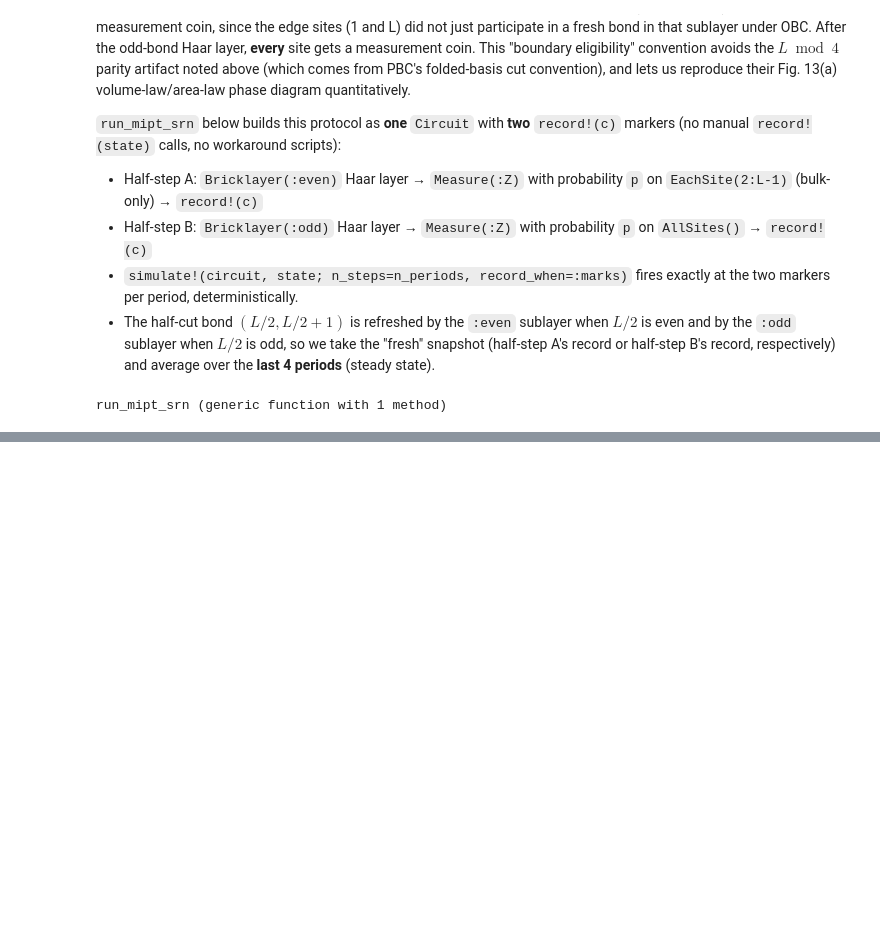
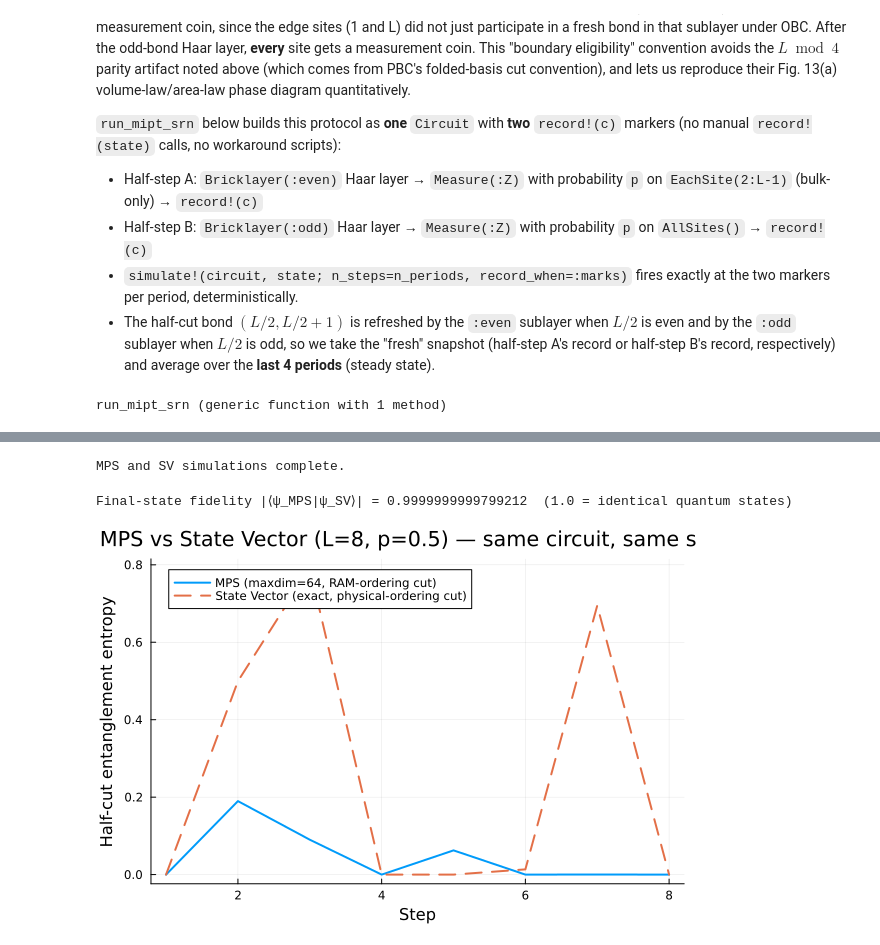
Before and after one commit to hainingpan/QuantumCircuitsMPS.jl, a Jupyter notebook: examples/mipt_example.ipynb, the cells around one changed output, grey strips where cells are left out. Drawn from its saved outputs; the diff is of its cells as text; code cells hidden in the pictures; blank space fills up the shorter version.

Commit message:
feat(statevector): ensure HaarRandom gives the idential realization of unitary across MPS and state-vector backends

```diff
--- a/examples/mipt_example.ipynb
+++ b/examples/mipt_example.ipynb
@@ -309,0 +318,44 @@ p_fig
+# %%
+# MPS backend
+mps_state = SimulationState(L=L, bc=bc, maxdim=64,
+    rng=RNGRegistry(gates_spacetime=0, born_measurement=0, gates_realization=2))
+initialize!(mps_state, ProductState(binary_int=0))
+track!(mps_state, :entropy => EntanglementEntropy(; cut=cut))
+simulate!(circuit, mps_state; n_steps=n_steps, record_when=:every_step)
+
+# State Vector backend (exact, no truncation)
+sv_state = SimulationState(L=L, bc=bc, backend=:statevector,
+    rng=RNGRegistry(gates_spacetime=0, born_measurement=0, gates_realization=2))
+initialize!(sv_state, ProductState(binary_int=0))
+track!(sv_state, :entropy => EntanglementEntropy(; cut=cut))
+simulate!(circuit, sv_state; n_steps=n_steps, record_when=:every_step)
+
+println("MPS and SV simulations complete.")
+# %% [output]
+MPS and SV simulations complete.
+# %%
+# Primary proof: state fidelity (cut-independent, proves identical quantum trajectories)
+using LinearAlgebra
+function mps_to_dense_vec(s)
+    Lc = s.L; sites = s.backend.sites
+    full = reduce(*, [s.backend.mps[i] for i in 1:Lc])
+    arr = Array(full, sites...)
+    perm = Tuple(s.phy_ram[Lc - p + 1] for p in 1:Lc)
+    vec(permutedims(arr, perm))
+end
+ψ_mps = mps_to_dense_vec(mps_state)
+ψ_sv = sv_state.backend.ψ
+fidelity = abs(dot(ψ_mps, ψ_sv))
+println("Final-state fidelity |⟨ψ_MPS|ψ_SV⟩| = $fidelity  (1.0 = identical quantum states)")
+
+# Reference: each backend's own entropy trajectory (different cut conventions under periodic BC, see note above)
+mps_entropy = mps_state.observables[:entropy]
+sv_entropy = sv_state.observables[:entropy]
+
+plot(mps_entropy, label="MPS (maxdim=64, RAM-ordering cut)", lw=2, xlabel="Step",
+     ylabel="Half-cut entanglement entropy",
+     title="MPS vs State Vector (L=$L, p=$p) — same circuit, same seed")
+plot!(sv_entropy, label="State Vector (exact, physical-ordering cut)", lw=2, ls=:dash)
+# %% [output]
+Final-state fidelity |⟨ψ_MPS|ψ_SV⟩| = 0.9999999999799212  (1.0 = identical quantum states)
+[figure, added]
```
Also changed, not shown: parts of 5 cells of this notebook, 8 other files.
